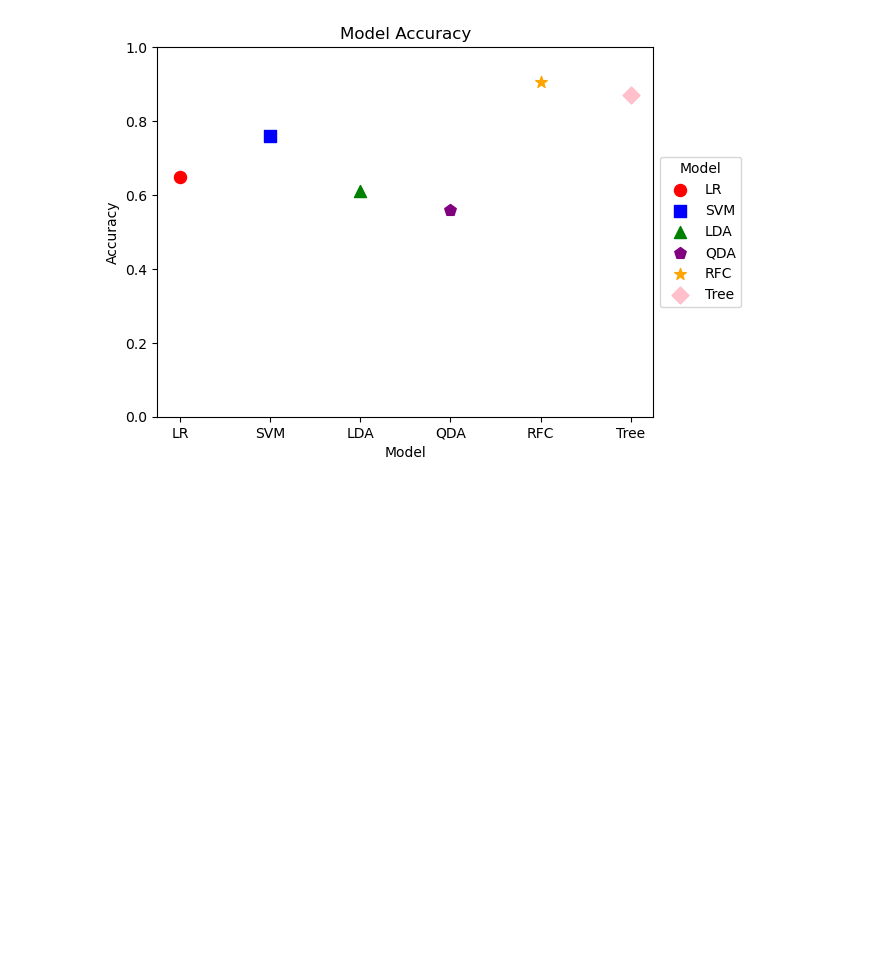
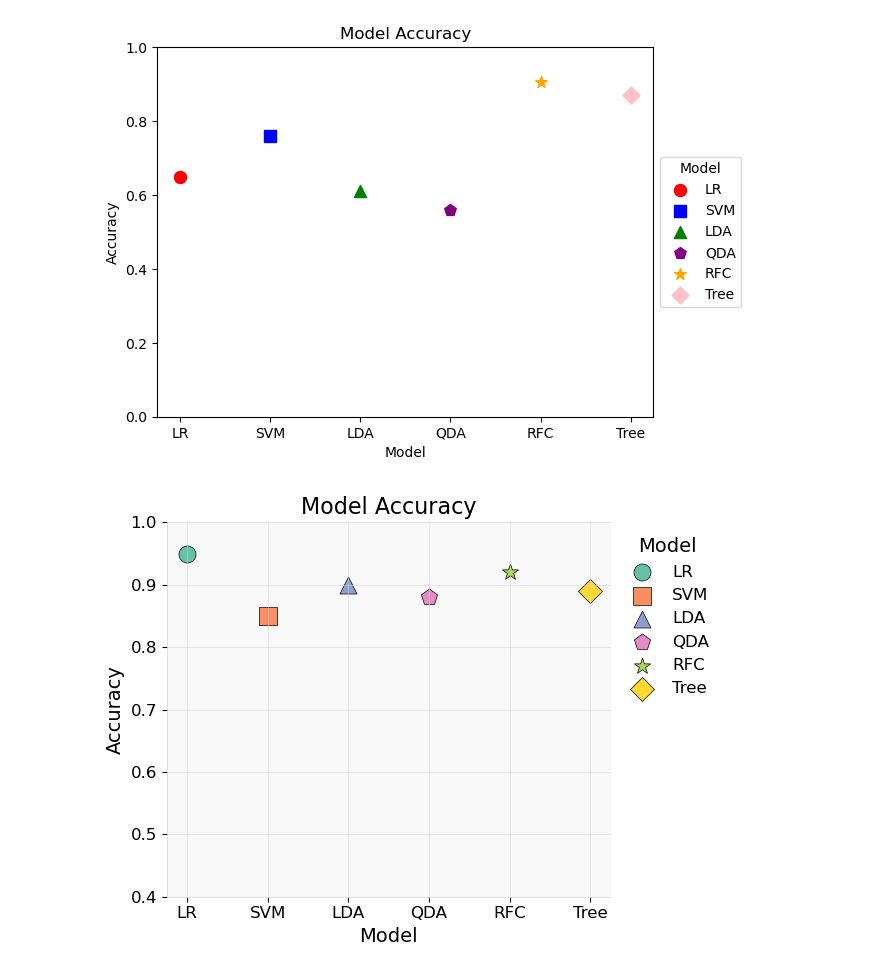
Before and after one commit to DinoZeyu/DSAN-5300-Group-22-Final-Project, a Jupyter notebook: x.ipynb, the cells around one changed output. Drawn from its saved outputs; the diff is of its cells as text; code cells hidden in the pictures; blank space fills up the shorter version.

```diff
--- a/x.ipynb
+++ b/x.ipynb
@@ -471,3 +471,62 @@ plt.legend(title="Model", loc='center left', bbox_to_anchor=(1, 0.5))
 plt.show()
 # %% [output]
 [figure]
+# %%
+import matplotlib.pyplot as plt
+import numpy as np
+import pandas as pd
+import seaborn as sns
+
+# Example DataFrame
+data = {
+    'Model': ['LR', 'SVM', 'LDA', 'QDA', 'RFC', 'Tree'],
+    'Accuracy': [0.95, 0.85, 0.90, 0.88, 0.92, 0.89]
+}
+table = pd.DataFrame(data)
+
+# Define a more sophisticated color palette
+color_palette = sns.color_palette("Set2")  # Using seaborn to get a set of colors
+color_dict = dict(zip(table['Model'], color_palette))
+marker_dict = {'LR': 'o', 'SVM': 's', 'LDA': '^', 'QDA': 'p', 'RFC': '*', 'Tree': 'D'}
+
+# Get current axis
+ax = plt.gca()
+ax.set_facecolor('#f8f8f8')  # A slightly darker shade of grey for the face
+
+# Grid lines can be softer and less pronounced
+ax.grid(True, which='both', axis='both', linestyle='-', linewidth=0.75, color='lightgrey', alpha=0.5)
+
+# Create a scatter plot with different markers and colors
+for model, row in table.iterrows():
+    ax.scatter(row['Model'], row['Accuracy'], color=color_dict[row['Model']],
+               marker=marker_dict[row['Model']], label=row['Model'],
+               s=150, edgecolors='black', linewidths=0.5)
+
+# Adding labels and title with increased font size
+plt.title('Model Accuracy', fontsize=16)
+plt.xlabel('Model', fontsize=14)
+plt.ylabel('Accuracy', fontsize=14)
+plt.xticks(fontsize=12)
+plt.yticks(np.arange(0.4, 1.1, 0.1), fontsize=12)
+
+# Remove the top and right spines
+ax.spines['top'].set_visible(False)
+ax.spines['right'].set_visible(False)
+
+# Leave only bottom and left spines and make them lighter and less pronounced
+ax.spines['left'].set_color('lightgrey')
+ax.spines['left'].set_linewidth(0.5)
+ax.spines['bottom'].set_color('lightgrey')
+ax.spines['bottom'].set_linewidth(0.5)
+
+# Adding a legend outside of the plot with optimized layout and font size
+leg = ax.legend(title="Model", loc='upper left', bbox_to_anchor=(1, 1), frameon=False, fontsize=12)
+plt.setp(leg.get_title(), fontsize=14)
+
+# Ensure the layout is tight so that all elements fit without overlapping
+plt.tight_layout()
+
+# Show the plot
+plt.show()
+# %% [output]
+[figure, added]
```
Also changed, not shown: 1 other file.
